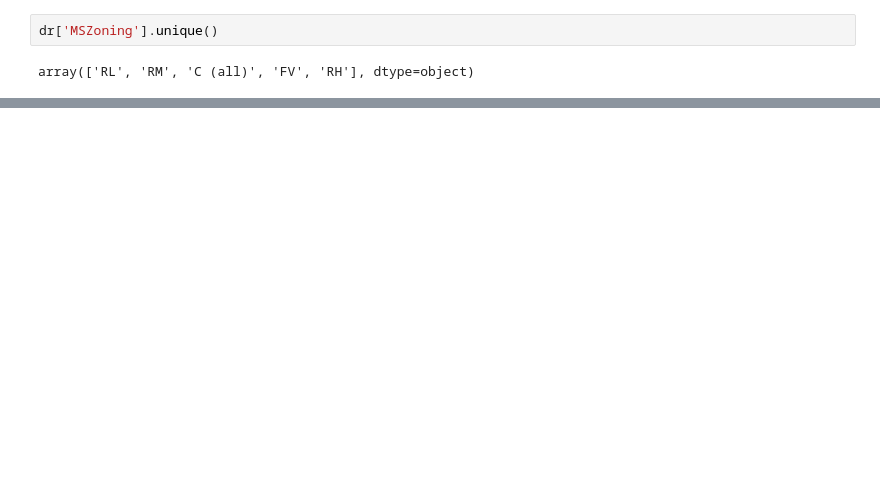
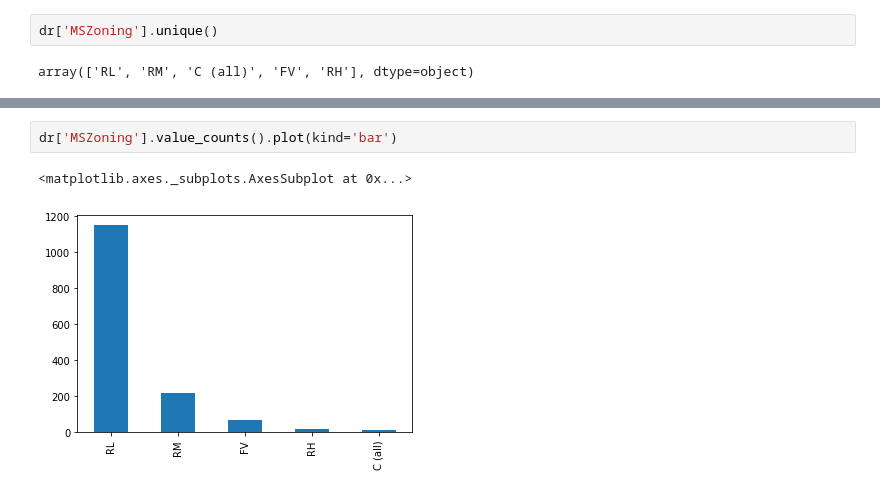
Before and after one commit to kkchuchu/kkchuchu.mushroom, a Jupyter notebook: House Prices- Advanced Regression Techniques.ipynb, the cells around one changed output, grey strips where cells are left out. Saved outputs shown, nothing was run; the diff lists cells and outputs as text; blank space fills up the shorter version.

```diff
--- a/House Prices- Advanced Regression Techniques.ipynb
+++ b/House Prices- Advanced Regression Techniques.ipynb
@@ -600,0 +633,5 @@ array(['RL', 'RM', 'C (all)', 'FV', 'RH'], dtype=object)
+# %%
+dr['MSZoning'].value_counts().plot(kind='bar')
+# %% [output]
+<matplotlib.axes._subplots.AxesSubplot at 0x...>
+[figure, added]
```
Also changed, not shown: parts of 7 cells of this notebook, 1 other file.
